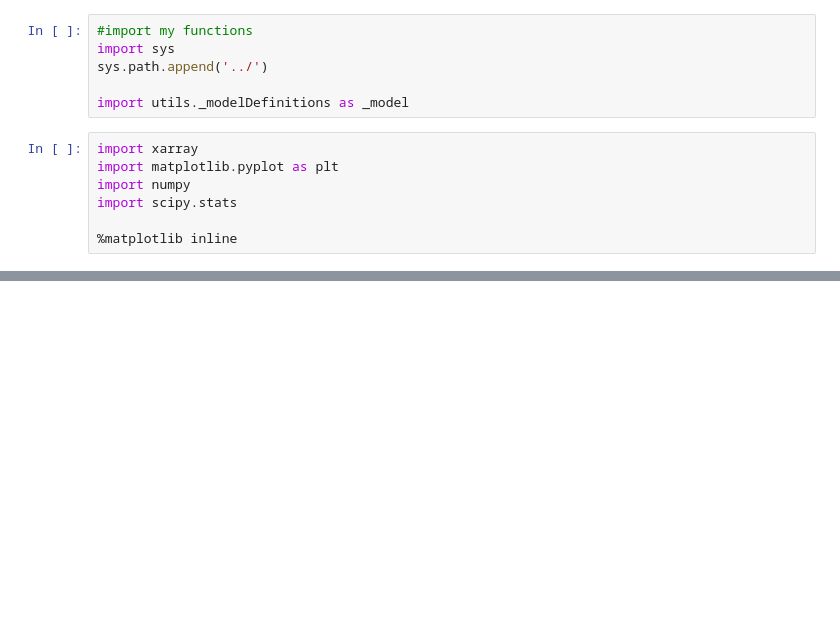
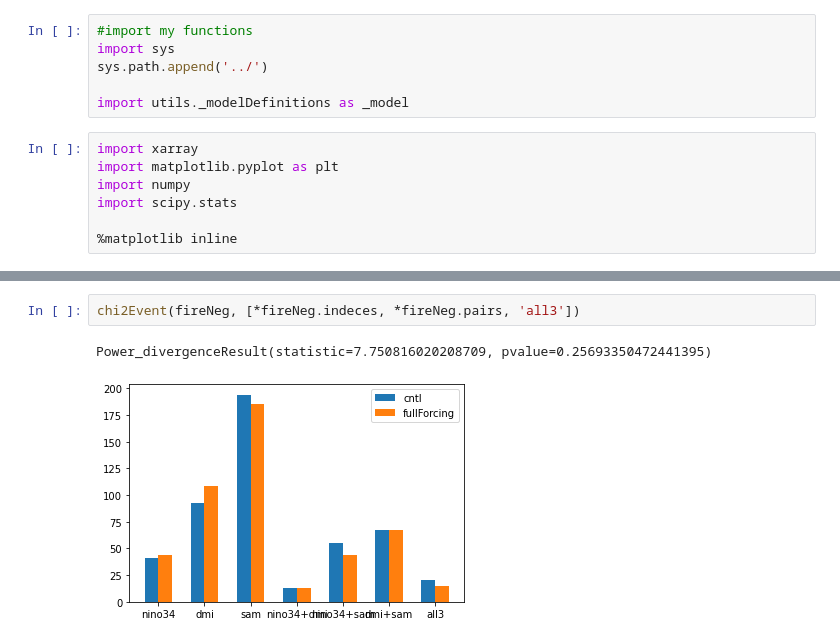
Before and after one commit to anton-seaice/compound, a Jupyter notebook: teleconnection/cesmControlvsForcings.ipynb, the cells around one changed output, grey strips where cells are left out. Drawn from its saved outputs; the diff is of its cells as text; blank space fills up the shorter version.

```diff
--- a/teleconnection/cesmControlvsForcings.ipynb
+++ b/teleconnection/cesmControlvsForcings.ipynb
@@ -107,0 +147,5 @@ nino34
+# %%
+chi2Event(fireNeg, [*fireNeg.indeces, *fireNeg.pairs, 'all3'])
+# %% [output]
+Power_divergenceResult(statistic=7.750816020208709, pvalue=0.25693350472441395)
+[figure, added]
```
Also changed, not shown: parts of 12 cells of this notebook.
